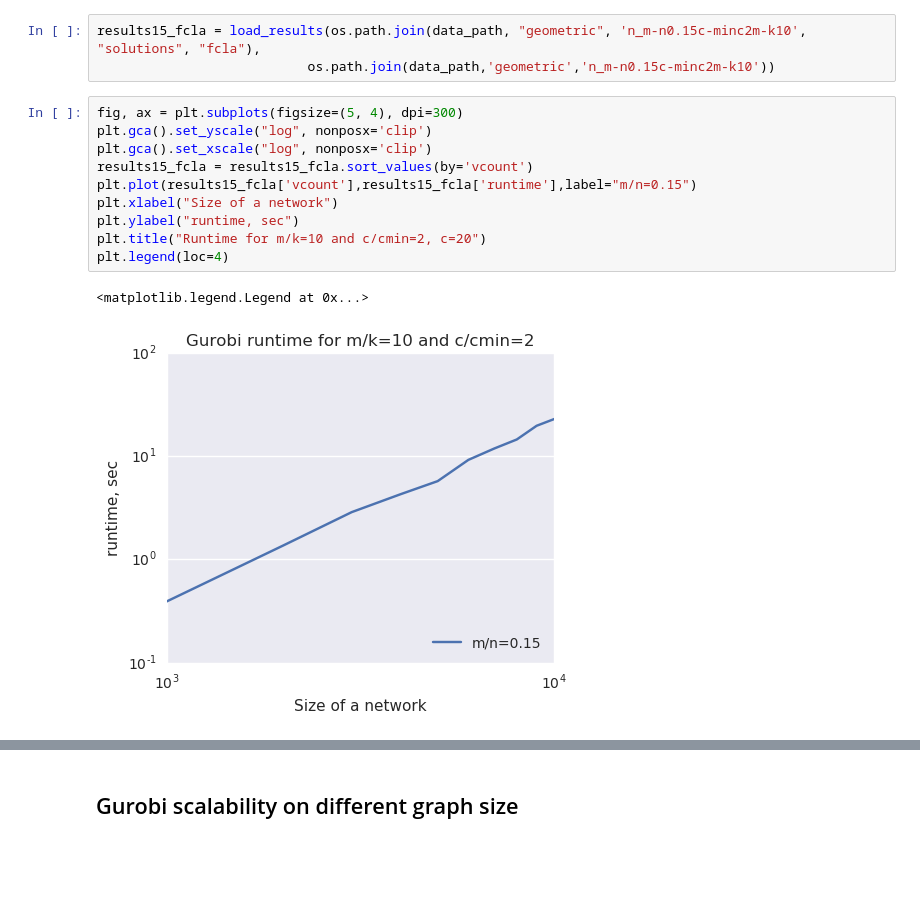
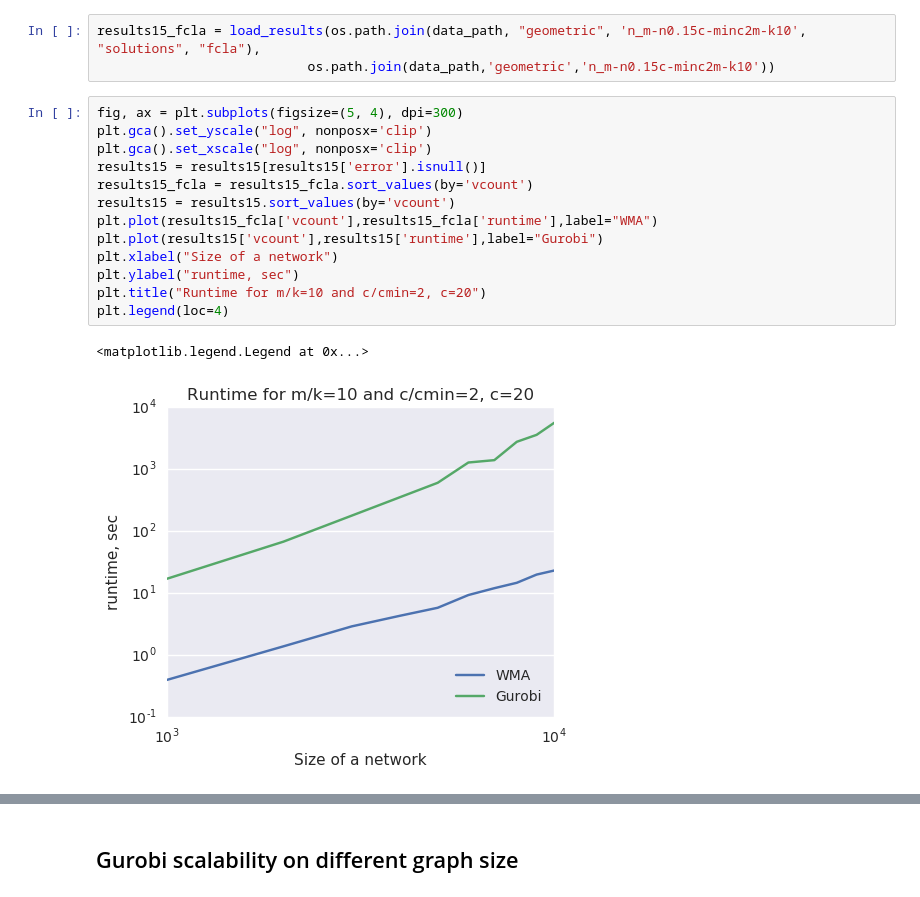
Before and after one commit to allogn/wma, a Jupyter notebook: experiments/analysis/geometric gurobi exploration.ipynb, the cells around one changed output, grey strips where cells are left out. Drawn from its saved outputs; the diff is of its cells as text; blank space fills up the shorter version.

```diff
--- a/experiments/analysis/geometric gurobi exploration.ipynb
+++ b/experiments/analysis/geometric gurobi exploration.ipynb
@@ -98,16 +94,19 @@ results15_fcla = load_results(os.path.join(data_path, "geometric", 'n_m-n0.15c-m
 # %%
 fig, ax = plt.subplots(figsize=(5, 4), dpi=300)
 plt.gca().set_yscale("log", nonposx='clip')
 plt.gca().set_xscale("log", nonposx='clip')
+results15 = results15[results15['error'].isnull()]
 results15_fcla = results15_fcla.sort_values(by='vcount')
-plt.plot(results15_fcla['vcount'],results15_fcla['runtime'],label="m/n=0.15")
+results15 = results15.sort_values(by='vcount')
+plt.plot(results15_fcla['vcount'],results15_fcla['runtime'],label="WMA")
+plt.plot(results15['vcount'],results15['runtime'],label="Gurobi")
 plt.xlabel("Size of a network")
 plt.ylabel("runtime, sec")
 plt.title("Runtime for m/k=10 and c/cmin=2, c=20")
 plt.legend(loc=4)
 # %% [output]
 <matplotlib.legend.Legend at 0x...>
-[figure, old version]
+[figure, new version]
 # %%
 fig, ax = plt.subplots(figsize=(5, 4), dpi=300)
 plt.gca().set_yscale("log", nonposx='clip')
```
Also changed, not shown: parts of 5 cells of this notebook, 8 other files.
